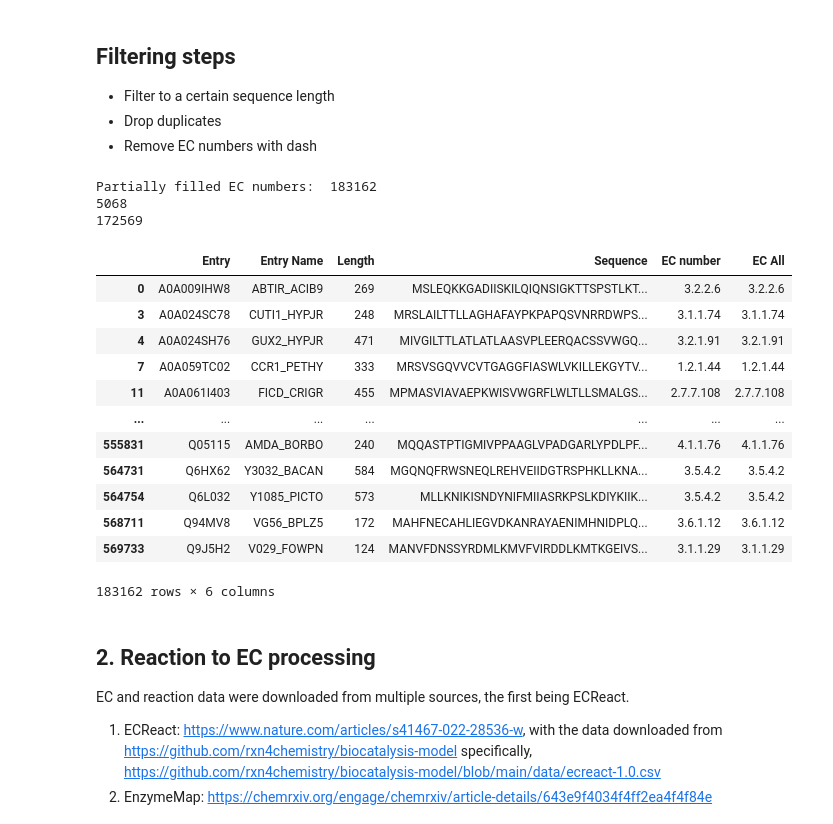
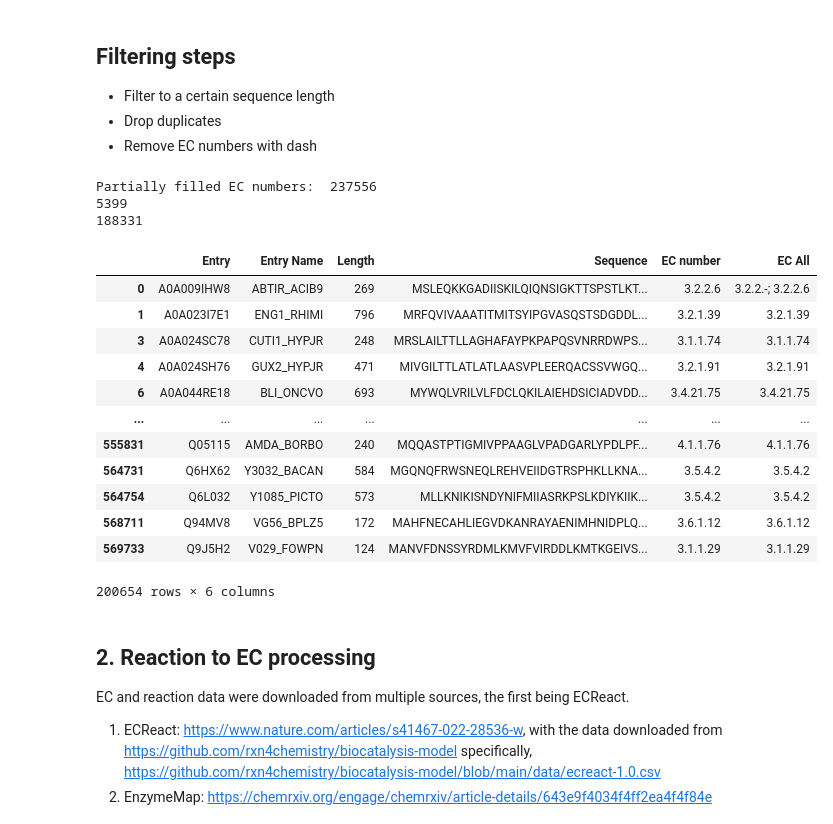
Before and after one commit to jsunn-y/CARE, a Jupyter notebook: generate_datasets_splits/rawdata_processing.ipynb, the cells around one changed output. Drawn from its saved outputs; the diff is of its cells as text; code cells hidden in the pictures.

Commit message:
first commit for new branch, with fragments removed and longer sequence length

```diff
--- a/generate_datasets_splits/rawdata_processing.ipynb
+++ b/generate_datasets_splits/rawdata_processing.ipynb
@@ -29,0 +32,4 @@ swissprot
+# %%
+fragments = pd.read_csv('raw_data/fragments.tsv', sep='\t')['Entry'].values
+swissprot = swissprot[~swissprot['Entry'].isin(fragments)]
+swissprot
@@ -55,30 +85,30 @@ print(swissprot['Sequence'].nunique())
 * Remove EC numbers with dash
 # %%
 swissprot = swissprot[swissprot['Length'] > 100]
-swissprot = swissprot[swissprot['Length'] < 650]
+swissprot = swissprot[swissprot['Length'] < 1024] #used to be 1024
 swissprot = swissprot[~swissprot['EC number'].str.contains('-')]
 print('Partially filled EC numbers: ', len(swissprot))
 swissprot = swissprot.drop_duplicates(subset=['Sequence', 'EC number'])
 print(swissprot['EC number'].nunique())
 print(swissprot['Sequence'].nunique())
 swissprot
 # %% [output]
-Partially filled EC numbers:  183162
-5068
-172569
+Partially filled EC numbers:  237556
+5399
+188331
 |  | Entry | Entry Name | Length | Sequence | EC number | EC All |
-| 0 | A0A009IHW8 | ABTIR_ACIB9 | 269 | MSLEQKKGADIISKILQIQNSIGKTTSPSTLKT... | 3.2.2.6 | 3.2.2.6 |
+| 0 | A0A009IHW8 | ABTIR_ACIB9 | 269 | MSLEQKKGADIISKILQIQNSIGKTTSPSTLKT... | 3.2.2.6 | 3.2.2.-; 3.2.2.6 |
+| 1 | A0A023I7E1 | ENG1_RHIMI | 796 | MRFQVIVAAATITMITSYIPGVASQSTSDGDDL... | 3.2.1.39 | 3.2.1.39 |
 | 3 | A0A024SC78 | CUTI1_HYPJR | 248 | MRSLAILTTLLAGHAFAYPKPAPQSVNRRDWPS... | 3.1.1.74 | 3.1.1.74 |
 | 4 | A0A024SH76 | GUX2_HYPJR | 471 | MIVGILTTLATLATLAASVPLEERQACSSVWGQ... | 3.2.1.91 | 3.2.1.91 |
-| 7 | A0A059TC02 | CCR1_PETHY | 333 | MRSVSGQVVCVTGAGGFIASWLVKILLEKGYTV... | 1.2.1.44 | 1.2.1.44 |
-| 11 | A0A061I403 | FICD_CRIGR | 455 | MPMASVIAVAEPKWISVWGRFLWLTLLSMALGS... | 2.7.7.108 | 2.7.7.108 |
+| 6 | A0A044RE18 | BLI_ONCVO | 693 | MYWQLVRILVLFDCLQKILAIEHDSICIADVDD... | 3.4.21.75 | 3.4.21.75 |
 | ... | ... | ... | ... | ... | ... | ... |
 | 555831 | Q05115 | AMDA_BORBO | 240 | MQQASTPTIGMIVPPAAGLVPADGARLYPDLPF... | 4.1.1.76 | 4.1.1.76 |
 | 564731 | Q6HX62 | Y3032_BACAN | 584 | MGQNQFRWSNEQLREHVEIIDGTRSPHKLLKNA... | 3.5.4.2 | 3.5.4.2 |
 | 564754 | Q6L032 | Y1085_PICTO | 573 | MLLKNIKISNDYNIFMIIASRKPSLKDIYKIIK... | 3.5.4.2 | 3.5.4.2 |
 | 568711 | Q94MV8 | VG56_BPLZ5 | 172 | MAHFNECAHLIEGVDKANRAYAENIMHNIDPLQ... | 3.6.1.12 | 3.6.1.12 |
 | 569733 | Q9J5H2 | V029_FOWPN | 124 | MANVFDNSSYRDMLKMVFVIRDDLKMTKGEIVS... | 3.1.1.29 | 3.1.1.29 |
-183162 rows × 6 columns
+200654 rows × 6 columns
 # %% [markdown]
 ## 2. Reaction to EC processing
 
```
Also changed, not shown: parts of 10 cells of this notebook, 6 other files.
